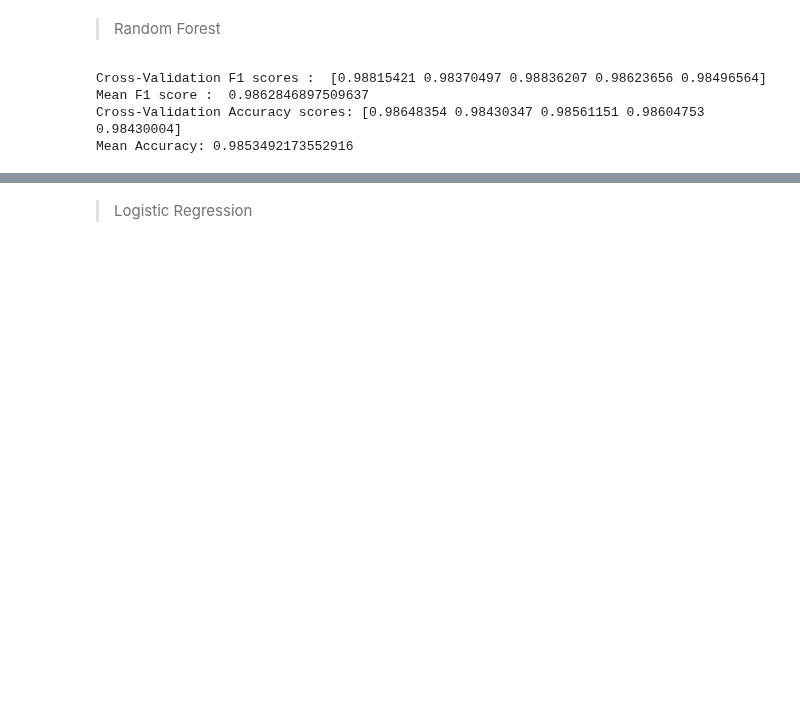
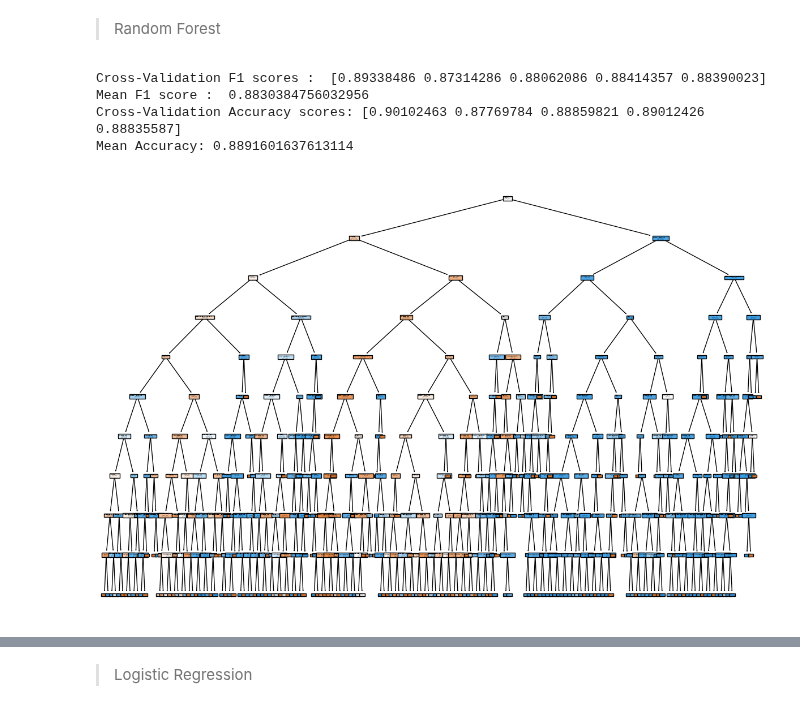
Before and after one commit to shoni0325/Project_1, a Jupyter notebook: code/After_FS.ipynb, the cells around one changed output, grey strips where cells are left out. Saved outputs shown, nothing was run; the diff lists cells and outputs as text; code cells hidden in the pictures; blank space fills up the shorter version.

```diff
--- a/code/After_FS.ipynb
+++ b/code/After_FS.ipynb
@@ -23,3 +23,6 @@ warnings.filterwarnings('ignore')
+# %%
+plt.rc('font', family='Malgun Gothic')
+plt.rcParams['axes.unicode_minus'] = False
 # %%
 data = pd.read_csv('../data/완성data/new_select_data.csv')
 # %%
@@ -264,7 +275,7 @@ X = df.iloc[:, :-1]
 y = df['벤처캐피털(투자조합포함) 투자 경험여부']
 
 # 모델 생성
-model = RandomForestClassifier()
+model = RandomForestClassifier(max_depth=10)
 
 # 교차검증 수행
 cv = StratifiedKFold(n_splits=5, shuffle=True, random_state=0)
@@ -277,7 +288,23 @@ print('Mean F1 score : ', f1scores.mean())
 print('Cross-Validation Accuracy scores:', accuracyscore)
 print('Mean Accuracy:', accuracyscore.mean())
 # %% [output]
-Cross-Validation F1 scores :  [0.98815421 0.98370497 0.98836207 0.98623656 0.98496564]
-Mean F1 score :  0.9862846897509637
-Cross-Validation Accuracy scores: [0.98648354 0.98430347 0.98561151 0.98604753 0.98430004]
-Mean Accuracy: 0.9853492173552916
+Cross-Validation F1 scores :  [0.89338486 0.87314286 0.88062086 0.88414357 0.88390023]
+Mean F1 score :  0.8830384756032956
+Cross-Validation Accuracy scores: [0.90102463 0.87769784 0.88859821 0.89012426 0.88835587]
+Mean Accuracy: 0.8891601637613114
+# %%
+import matplotlib.pyplot as plt
+from sklearn import tree
+
+# 모델 훈련
+model.fit(X, y)
+
+# 마지막 트리 선택
+last_tree = model.estimators_[-1]
+
+# 트리 시각화
+plt.figure(figsize=(15, 10))
+tree.plot_tree(last_tree, feature_names=X.columns, filled=True)
+plt.show()
+# %% [output]
+[figure, added]
```
Also changed, not shown: parts of 15 cells of this notebook, 13 other files.
